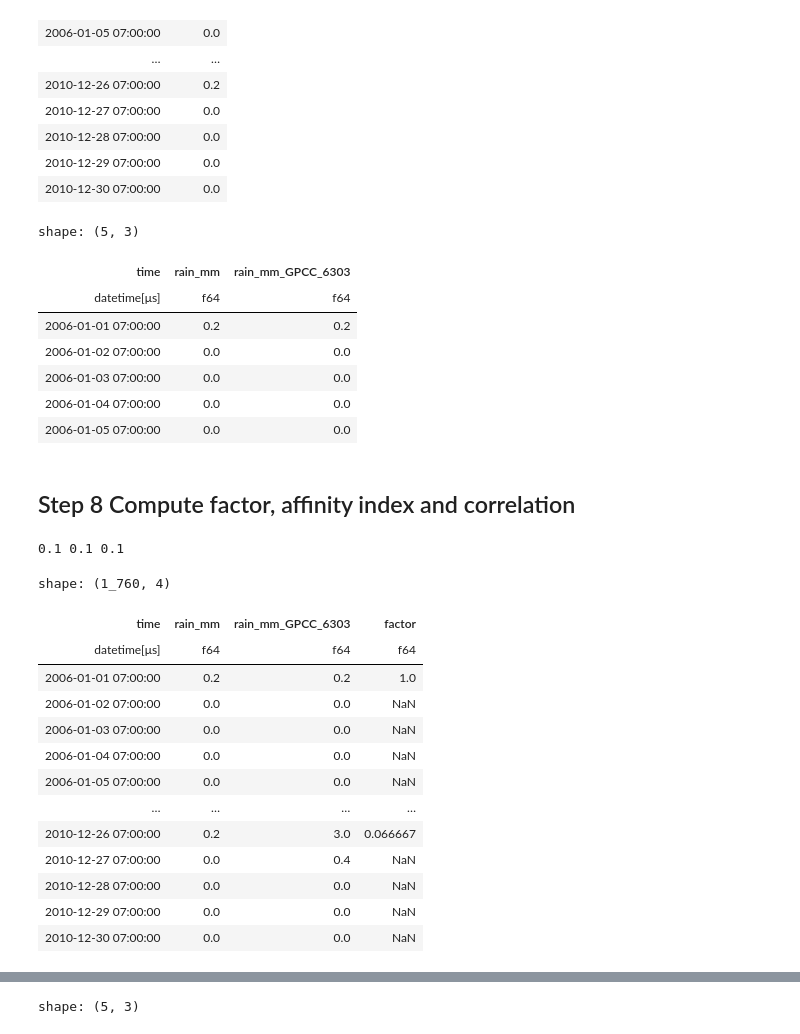
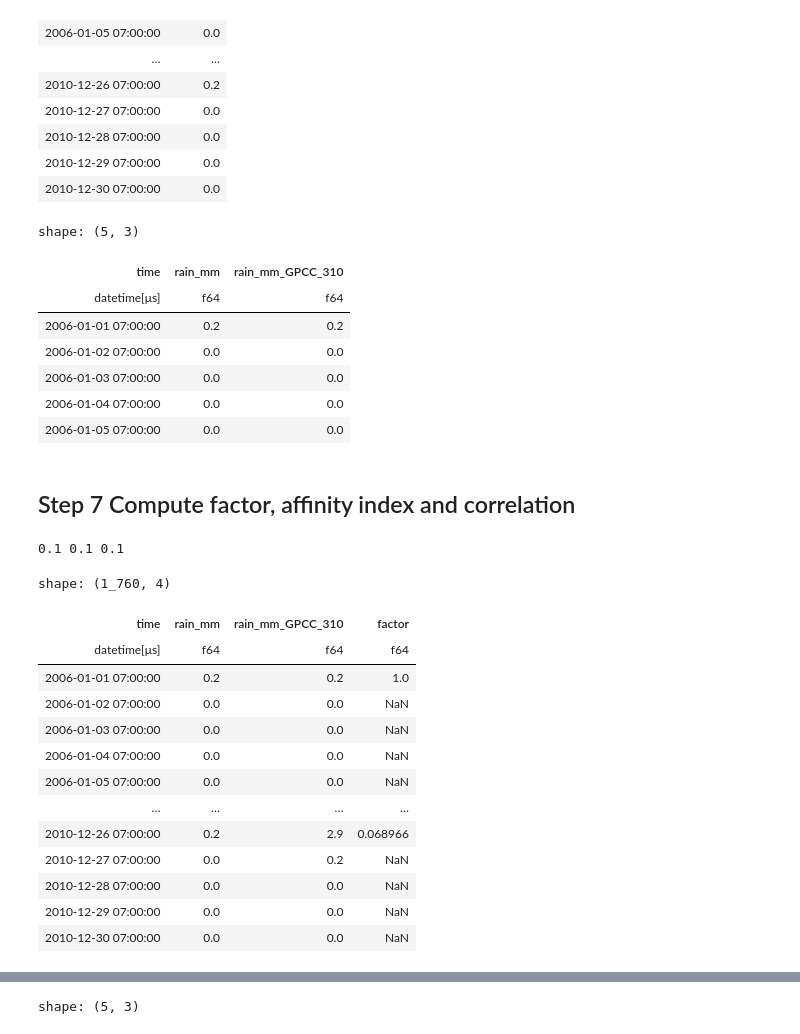
Before and after one commit to Thomasjkeel/RainfallQC-notebooks, a Jupyter notebook: notebooks/neighbour_checks.ipynb, the cells around one changed output, grey strips where cells are left out. Cells and saved outputs as stored; diff of their text form; code cells hidden in the pictures.

```diff
--- a/notebooks/neighbour_checks.ipynb
+++ b/notebooks/neighbour_checks.ipynb
@@ -407,9 +468,9 @@ existing_gpcc_daily_paths
 # %%
-gpcc_id_to_use = 'DE_06303'
-gpcc_id_name = gpcc_id_to_use.split('DE_')[-1].lstrip('0') # like 6303
+gpcc_id_to_use = "DE_00310"
+gpcc_id_name = gpcc_id_to_use.split("DE_")[-1].lstrip("0")  # like 6303
 example_dat_path = existing_gpcc_daily_paths[gpcc_id_to_use][0]
 f = zipfile.ZipFile(example_dat_path).open(f"tw_{gpcc_id_name}.dat")
-example_gpcc = pl.from_pandas(pd.read_csv(f, skiprows=1, header=None, sep=r'\s+'))
+example_gpcc = pl.from_pandas(pd.read_csv(f, skiprows=1, header=None, sep=r"\s+"))
 
 ## drop unnecesary columns
 example_gpcc = example_gpcc.drop([str(i) for i in range(4, 16)])
@@ -421,7 +482,7 @@ example_gpcc = example_gpcc.with_columns(
 
 ## rename and reorder
 example_gpcc = example_gpcc.rename({"3": rain_col})
-example_gpcc = example_gpcc.select(['time', rain_col]) ## Reorder (to look nice)
+example_gpcc = example_gpcc.select(["time", rain_col])  ## Reorder (to look nice)
 
 example_gpcc
 # %% [output]
@@ -464,12 +530,14 @@ shape: (1_825, 2)
 | 2010-12-29 07:00:00 | 0.0 |
 | 2010-12-30 07:00:00 | 0.0 |
 # %%
-joined_gauges_gpcc = target_gauge_daily.join(example_gpcc, on='time', suffix=f'_GPCC_{gpcc_id_name}')
+joined_gauges_gpcc = target_gauge_daily.join(
+    example_gpcc, on="time", suffix=f"_GPCC_{gpcc_id_name}"
+)
 joined_gauges_gpcc = joined_gauges_gpcc.drop_nans()
 joined_gauges_gpcc.head()
 # %% [output]
 shape: (5, 3)
-| time | rain_mm | rain_mm_GPCC_6303 |
+| time | rain_mm | rain_mm_GPCC_310 |
 | datetime[μs] | f64 | f64 |
 | 2006-01-01 07:00:00 | 0.2 | 0.2 |
 | 2006-01-02 07:00:00 | 0.0 | 0.0 |
@@ -477,47 +545,47 @@ shape: (5, 3)
 | 2006-01-04 07:00:00 | 0.0 | 0.0 |
 | 2006-01-05 07:00:00 | 0.0 | 0.0 |
 # %% [markdown]
-## Step 8 Compute factor, affinity index and correlation
+## Step 7 Compute factor, affinity index and correlation
 # %%
 a = np.around(joined_gauges_gpcc.filter(pl.col(rain_col) >= 0.1).min()[rain_col], 1)[0]
-b = np.around(joined_gauges_gpcc.filter(pl.col(f"{rain_col}_GPCC_{gpcc_id_name}") >= 0.1).min()[f"{rain_col}_GPCC_{gpcc_id_name}"], 1)[0]
+b = np.around(
+    joined_gauges_gpcc.filter(pl.col(f"{rain_col}_GPCC_{gpcc_id_name}") >= 0.1).min()[
+        f"{rain_col}_GPCC_{gpcc_id_name}"
+    ],
+    1,
+)[0]
 p = max(a, b, 0.1)
 print(a, b, p)
 # %% [output]
 0.1 0.1 0.1
 # %%
 joined_gauges_gpcc_duplicates = joined_gauges_gpcc.with_columns(
-    pl.when(
-        (pl.col(rain_col) > p) &
-        (pl.col(f"{rain_col}_GPCC_{gpcc_id_name}") > p)
-    ).then(1)
+    pl.when((pl.col(rain_col) > p) & (pl.col(f"{rain_col}_GPCC_{gpcc_id_name}") > p))
+    .then(1)
     .when(
-        (pl.col(rain_col) == p) &
-        (pl.col(f"{rain_col}_GPCC_{gpcc_id_name}") == p),
-    ).then(1)
+        (pl.col(rain_col) == p) & (pl.col(f"{rain_col}_GPCC_{gpcc_id_name}") == p),
+    )
+    .then(1)
     .when(
-        (pl.col(rain_col) == p) &
-        (pl.col(f"{rain_col}_GPCC_{gpcc_id_name}") > p),
-    ).then(0)
-    .when(
-        (pl.col(rain_col) > p) &
-        (pl.col(f"{rain_col}_GPCC_{gpcc_id_name}") == p)
-    ).then(0)
+        (pl.col(rain_col) == p) & (pl.col(f"{rain_col}_GPCC_{gpcc_id_name}") > p),
+    )
+    .then(0)
+    .when((pl.col(rain_col) > p) & (pl.col(f"{rain_col}_GPCC_{gpcc_id_name}") == p))
+    .then(0)
     .otherwise(np.nan)
     .alias("duplicate")
 )
 
 joined_gauges_gpcc = joined_gauges_gpcc.with_columns(
-    pl.when(
-        (pl.col(rain_col) > 0) & (pl.col(f"{rain_col}_GPCC_{gpcc_id_name}") > 0)
-    ).then(pl.col(rain_col) / pl.col(f"{rain_col}_GPCC_{gpcc_id_name}"))
+    pl.when((pl.col(rain_col) > 0) & (pl.col(f"{rain_col}_GPCC_{gpcc_id_name}") > 0))
+    .then(pl.col(rain_col) / pl.col(f"{rain_col}_GPCC_{gpcc_id_name}"))
     .otherwise(np.nan)
     .alias("factor")
 )
 joined_gauges_gpcc
 # %% [output]
 shape: (1_760, 4)
-| time | rain_mm | rain_mm_GPCC_6303 | factor |
+| time | rain_mm | rain_mm_GPCC_310 | factor |
 | datetime[μs] | f64 | f64 | f64 |
 | 2006-01-01 07:00:00 | 0.2 | 0.2 | 1.0 |
 | 2006-01-02 07:00:00 | 0.0 | 0.0 | NaN |
@@ -525,8 +593,8 @@ shape: (1_760, 4)
 | 2006-01-04 07:00:00 | 0.0 | 0.0 | NaN |
 | 2006-01-05 07:00:00 | 0.0 | 0.0 | NaN |
 | … | … | … | … |
-| 2010-12-26 07:00:00 | 0.2 | 3.0 | 0.066667 |
-| 2010-12-27 07:00:00 | 0.0 | 0.4 | NaN |
+| 2010-12-26 07:00:00 | 0.2 | 2.9 | 0.068966 |
+| 2010-12-27 07:00:00 | 0.0 | 0.2 | NaN |
 | 2010-12-28 07:00:00 | 0.0 | 0.0 | NaN |
 | 2010-12-29 07:00:00 | 0.0 | 0.0 | NaN |
 | 2010-12-30 07:00:00 | 0.0 | 0.0 | NaN |
```
Also changed, not shown: parts of 60 cells of this notebook.
